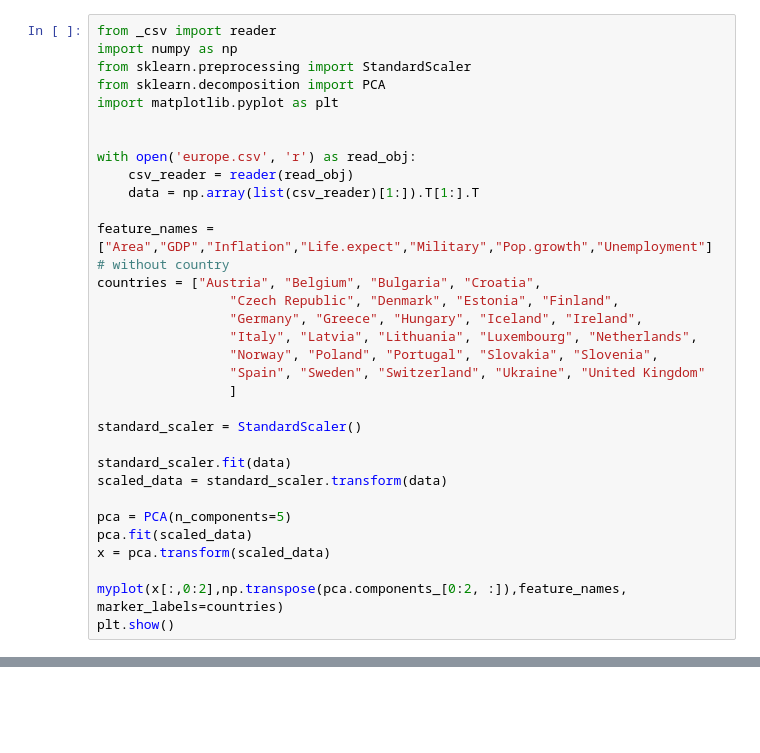
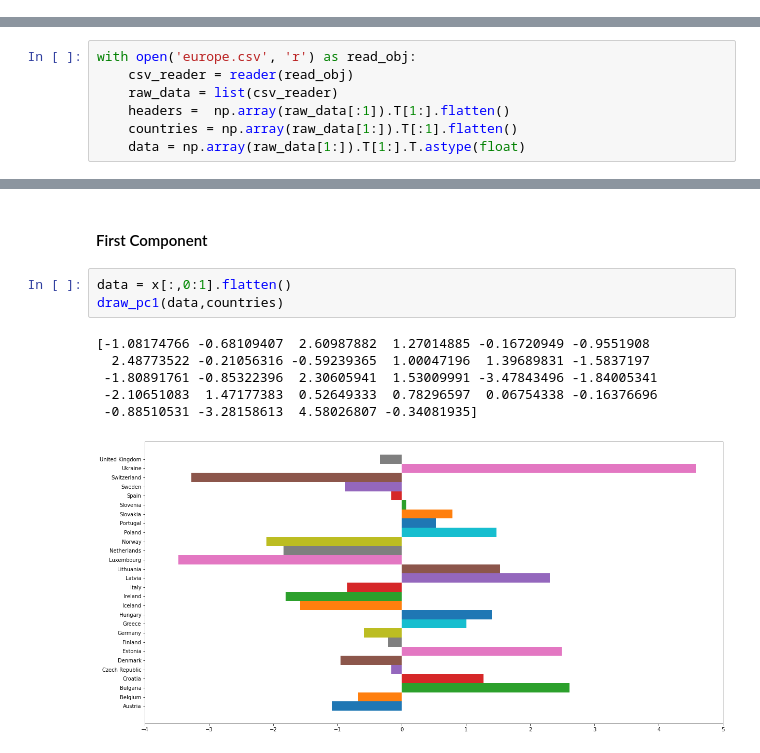
Before and after one commit to rcatalan98/sia-tp, a Jupyter notebook: ej-oblig-2/Ej2.ipynb, the cells around one changed output, grey strips where cells are left out. Saved outputs shown, nothing was run; the diff lists cells and outputs as text; blank space fills up the shorter version.

Commit message:
Added first PCA analysis

```diff
--- a/ej-oblig-2/Ej2.ipynb
+++ b/ej-oblig-2/Ej2.ipynb
@@ -28,32 +0,0 @@ def myplot(score,coeff,labels=None, marker_labels = None):
-# %%
-from _csv import reader
-import numpy as np
-from sklearn.preprocessing import StandardScaler
-from sklearn.decomposition import PCA
-import matplotlib.pyplot as plt
-
-
-with open('europe.csv', 'r') as read_obj:
-    csv_reader = reader(read_obj)
-    data = np.array(list(csv_reader)[1:]).T[1:].T
-
-feature_names = ["Area","GDP","Inflation","Life.expect","Military","Pop.growth","Unemployment"] # without country
-countries = ["Austria", "Belgium", "Bulgaria", "Croatia",
-                 "Czech Republic", "Denmark", "Estonia", "Finland",
-                 "Germany", "Greece", "Hungary", "Iceland", "Ireland",
-                 "Italy", "Latvia", "Lithuania", "Luxembourg", "Netherlands",
-                 "Norway", "Poland", "Portugal", "Slovakia", "Slovenia",
-                 "Spain", "Sweden", "Switzerland", "Ukraine", "United Kingdom"
-                 ]
-
-standard_scaler = StandardScaler()
-
-standard_scaler.fit(data)
-scaled_data = standard_scaler.transform(data)
-
-pca = PCA(n_components=5)
-pca.fit(scaled_data)
-x = pca.transform(scaled_data)
-
-myplot(x[:,0:2],np.transpose(pca.components_[0:2, :]),feature_names, marker_labels=countries)
-plt.show()
@@ -61,0 +22,7 @@ plt.show()
+# %%
+with open('europe.csv', 'r') as read_obj:
+    csv_reader = reader(read_obj)
+    raw_data = list(csv_reader)
+    headers =  np.array(raw_data[:1]).T[1:].flatten()
+    countries = np.array(raw_data[1:]).T[:1].flatten()
+    data = np.array(raw_data[1:]).T[1:].T.astype(float)
@@ -61,0 +46,12 @@ plt.show()
+# %% [markdown]
+#### First Component
+# %%
+data = x[:,0:1].flatten()
+draw_pc1(data,countries)
+# %% [output]
+[-1.08174766 -0.68109407  2.60987882  1.27014885 -0.16720949 -0.9551908
+  2.48773522 -0.21056316 -0.59239365  1.00047196  1.39689831 -1.5837197
+ -1.80891761 -0.85322396  2.30605941  1.53009991 -3.47843496 -1.84005341
+ -2.10651083  1.47177383  0.52649333  0.78296597  0.06754338 -0.16376696
+ -0.88510531 -3.28158613  4.58026807 -0.34081935]
+[figure, added]
```
Also changed, not shown: parts of 10 cells of this notebook, 2 other files.
